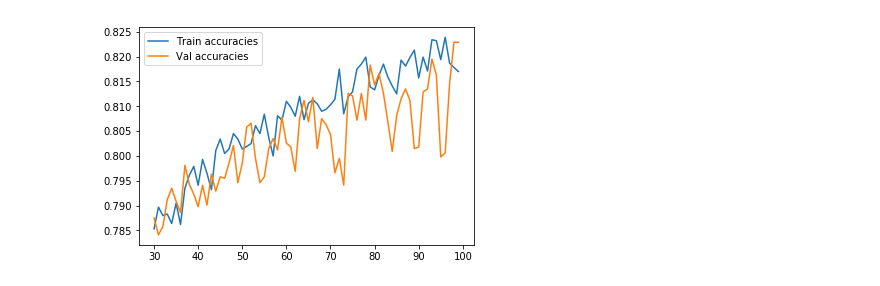
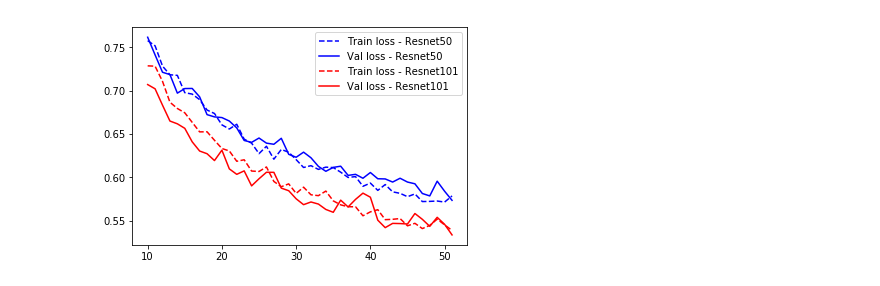
Before and after one commit to kolchinski/weeds_id, a Jupyter notebook: Loss tracking.ipynb, the cells around one changed output. Drawn from its saved outputs; the diff is of its cells as text; code cells hidden in the pictures.

```diff
--- a/Loss tracking.ipynb
+++ b/Loss tracking.ipynb
@@ -3,5 +4,5 @@ import matplotlib.pyplot as plt
 # %%
-losses = """
+resnet_50_log = """
      1  train Loss: 1.7434 Acc: 0.4768
      2  val Loss: 1.5059 Acc: 0.5227
      3  train Loss: 1.3484 Acc: 0.5338
@@ -206 +314,6 @@ losses = """
+# %%
+logs = {
+    'resnet50' : resnet_50_log,
+    'resnet101': resnet_101_log
+}
 # %%
@@ -236,10 +342,17 @@ plt.show()
-# %%
-n = len(train_accuracies)
-n_to_skip = 30
-
-plt.plot(range(n_to_skip,n), train_accuracies[n_to_skip:], label='Train accuracies')
-plt.plot(range(n_to_skip,n), val_accuracies[n_to_skip:], label='Val accuracies')
-plt.legend()
-plt.show()
-# %% [output]
-[figure, removed]
+# %%
+train_losses_50 = histories['resnet50']['train_losses']
+val_losses_50 = histories['resnet50']['val_losses']
+train_losses_101 = histories['resnet101']['train_losses']
+val_losses_101 = histories['resnet101']['val_losses']
+
+n = len(train_losses_101)
+n_to_skip = 10
+
+plt.plot(range(n_to_skip,n), train_losses_50[n_to_skip:n], 'b--', label='Train loss - Resnet50')
+plt.plot(range(n_to_skip,n), val_losses_50[n_to_skip:n], 'b', label='Val loss - Resnet50')
+plt.plot(range(n_to_skip,n), train_losses_101[n_to_skip:n],'r--', label='Train loss - Resnet101')
+plt.plot(range(n_to_skip,n), val_losses_101[n_to_skip:n], 'r', label='Val loss - Resnet101')
+plt.legend()
+plt.show()
+# %% [output]
+[figure, added]
```
Also changed, not shown: parts of 5 cells of this notebook, 1 other file.
